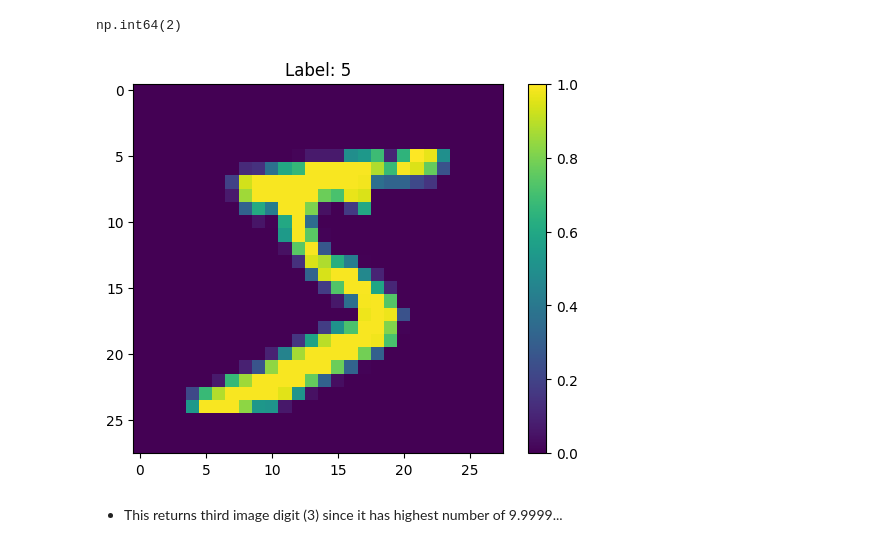
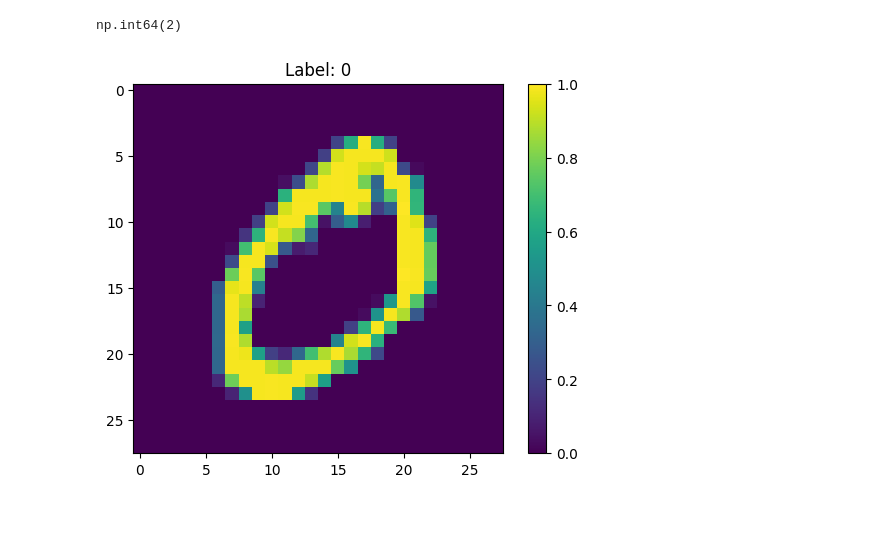
Before and after one commit to JS-codev/Projects, a Jupyter notebook: Projects/Data Science/Deep Nerual Network/Deep_Neural_Network (TensorFlow).ipynb, the cells around one changed output. Drawn from its saved outputs; the diff is of its cells as text; code cells hidden in the pictures; blank space fills up the shorter version.

```diff
--- a/Projects/Data Science/Deep Nerual Network/Deep_Neural_Network (TensorFlow).ipynb
+++ b/Projects/Data Science/Deep Nerual Network/Deep_Neural_Network (TensorFlow).ipynb
@@ -150,14 +151,12 @@ np.argmax(predictions[1])
 # %% [output]
 np.int64(2)
 # %%
-plt.imshow(train_images[0]) # shows image of 5
+plt.imshow(train_images[1]) # shows image of 0
 plt.colorbar()
-plt.title(f"Label: {train_labels[0]}")  # Should show 5 as label
+plt.title(f"Label: {train_labels[1]}")  # Should show 0 as label
 plt.show()
 # %% [output]
-[figure, old version]
+[figure, new version]
-# %% [markdown]
-- This returns third image digit (3) since it has highest number of 9.9999...
 # %%
 COLOR = 'white'
 plt.rcParams['text.color'] = COLOR
```
Also changed, not shown: parts of 8 cells of this notebook.
